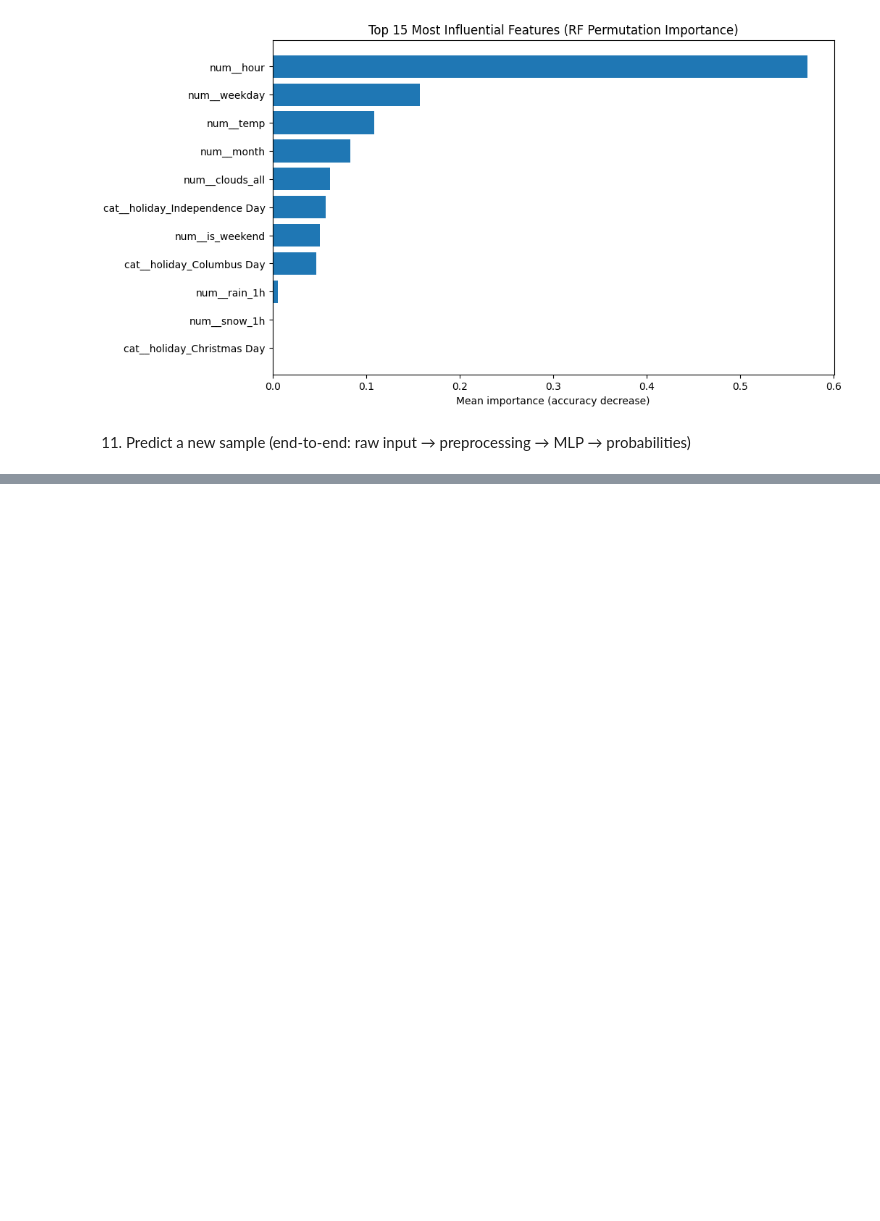
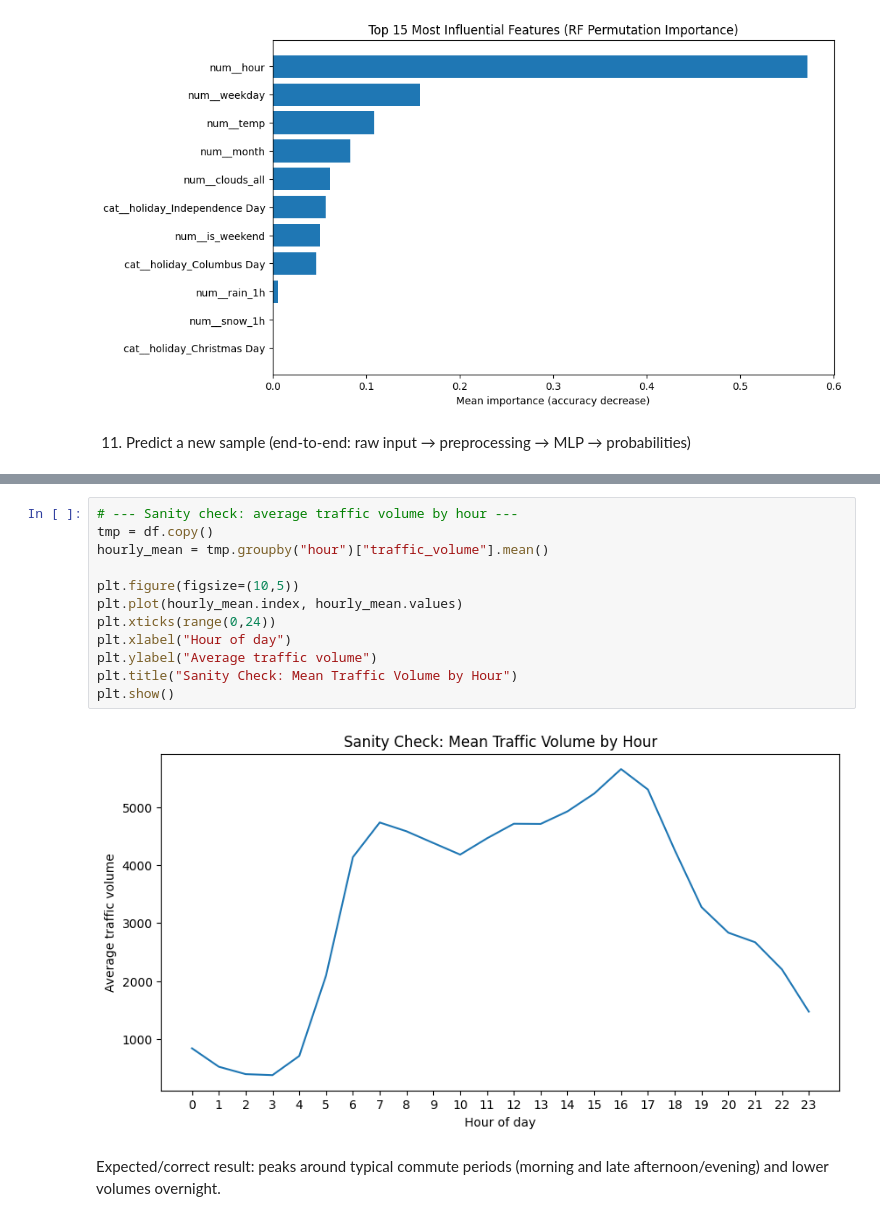
Before and after one commit to ErangaOttachchige/Classify-traffic-congestion-level-using-MLP-with-PyTorch, a Jupyter notebook: Classify_traffic_congestion_level.ipynb, the cells around one changed output, grey strips where cells are left out. Saved outputs shown, nothing was run; the diff lists cells and outputs as text; blank space fills up the shorter version.

```diff
--- a/Classify_traffic_congestion_level.ipynb
+++ b/Classify_traffic_congestion_level.ipynb
@@ -729,0 +901,16 @@ Probabilities [Low, Medium, High]: [0.01034492 0.13193214 0.857723  ]
+# %%
+# --- Sanity check: average traffic volume by hour ---
+tmp = df.copy()
+hourly_mean = tmp.groupby("hour")["traffic_volume"].mean()
+
+plt.figure(figsize=(10,5))
+plt.plot(hourly_mean.index, hourly_mean.values)
+plt.xticks(range(0,24))
+plt.xlabel("Hour of day")
+plt.ylabel("Average traffic volume")
+plt.title("Sanity Check: Mean Traffic Volume by Hour")
+plt.show()
+# %% [output]
+[figure, added]
+# %% [markdown]
+Expected/correct result: peaks around typical commute periods (morning and late afternoon/evening) and lower volumes overnight.
```
Also changed, not shown: parts of 34 cells of this notebook.
